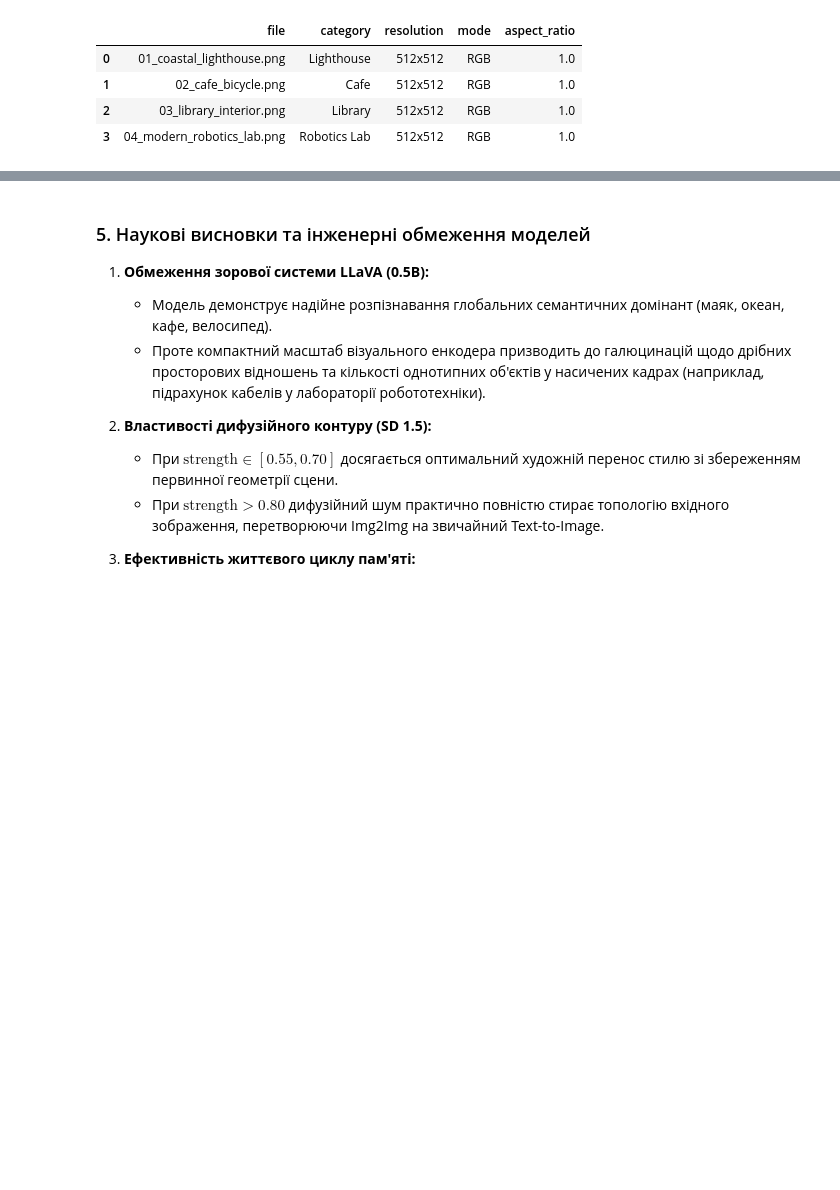
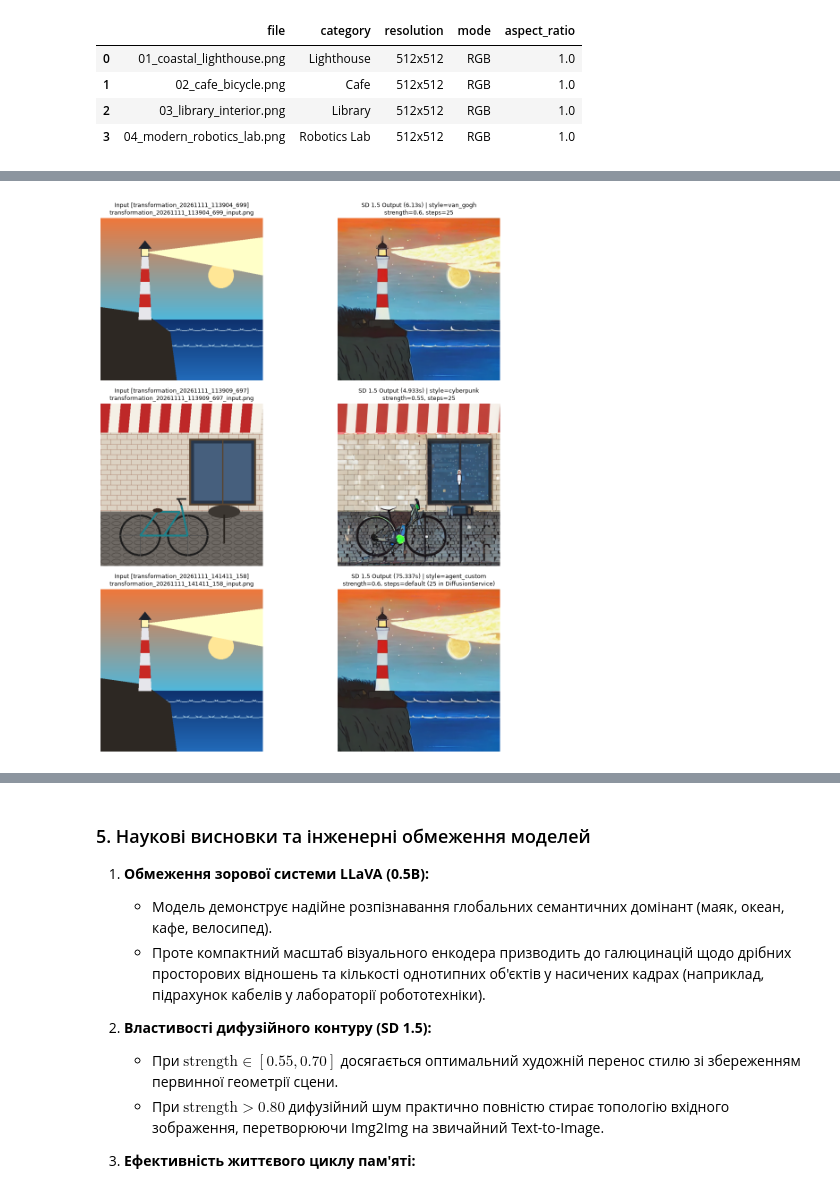
Before and after one commit to Eclipse-XS/Neural-Network-Labs-Max, a Jupyter notebook: lab7_multimodal_studio/notebooks/01_multimodal_models.ipynb, the cells around one changed output, grey strips where cells are left out. Cells and saved outputs as stored; diff of their text form; code cells hidden in the pictures; blank space fills up the shorter version.

```diff
--- a/lab7_multimodal_studio/notebooks/01_multimodal_models.ipynb
+++ b/lab7_multimodal_studio/notebooks/01_multimodal_models.ipynb
@@ -17,12 +17,19 @@
 - `LIVE`: ініціалізує реальні моделі у PyTorch/CUDA та виконує генерацію в реальному часі.
 # %%
 import sys
+import json
 import time
+import sqlite3
+import textwrap
 from pathlib import Path
 from PIL import Image
 import pandas as pd
 import matplotlib.pyplot as plt
 import torch
+from IPython.display import display, Markdown
+
+pd.set_option('display.max_colwidth', None)
+pd.set_option('display.width', 180)
 
 # Режим роботи блокнота
 MODE = 'ANALYSIS_ONLY'  # Змініть на 'LIVE' для повного перерахунку на GPU
@@ -47,11 +54,11 @@ from src.utils.device import get_gpu_memory_info, clean_gpu_memory, ModelLifecyc
 from src.storage.gallery_service import GalleryService
 from src.utils.security import validate_safe_image_path
 
-print(f'Active Lab 7 Root: {LAB_DIR.name}')
-print(f'PyTorch Version: {torch.__version__}, CUDA Available: {torch.cuda.is_available()}')
+print(f'Active Lab Root: {LAB_DIR.name} | Execution Mode: {MODE}')
+print(f'PyTorch: {torch.__version__} | CUDA Available: {torch.cuda.is_available()}')
 if torch.cuda.is_available():
-    print(f'Device Name: {torch.cuda.get_device_name(0)}')
-    print(f'Initial GPU Memory State: {get_gpu_memory_info()}')
+    mem_info = get_gpu_memory_info()
+    print(f"GPU Device: {mem_info['device']} | Total VRAM: {mem_info['total_mb']:.1f} MB | Allocated: {mem_info['allocated_mb']:.1f} MB")
 else:
-    print('Running on CPU environment')
+    print('Environment: CPU-only offline verification')
 # %% [output]
@@ -267,0 +226,70 @@ display(df_sd)
+# %%
+conn = sqlite3.connect(gallery_db_path)
+conn.row_factory = sqlite3.Row
+sd_rows = conn.execute(
+    """
+    SELECT id, timestamp, prompt, parameters_json, input_image_path, output_image_path, output_text, latency_sec
+    FROM studio_records
+    WHERE status = 'success' AND task_type = 'transformation'
+    ORDER BY timestamp ASC
+    """
+).fetchall()
+conn.close()
+
+sd_experiments = []
+for r in sd_rows:
+    params = json.loads(r['parameters_json']) if r['parameters_json'] else {}
+    sd_experiments.append({
+        'record_id': r['id'],
+        'style_tag': params.get('style', 'agent_custom'),
+        'strength': params.get('strength', 'N/A'),
+        'steps': params.get('steps', 'default (25 in DiffusionService)'),
+        'latency_sec': round(float(r['latency_sec']), 3),
+        'input_img': gallery_dir / r['input_image_path'],
+        'output_img': gallery_dir / r['output_image_path'],
+        'prompt': r['prompt'],
+    })
+
+fig, axes = plt.subplots(len(sd_experiments), 2, figsize=(12.2, 4.2 * len(sd_experiments)))
+for row_idx, exp in enumerate(sd_experiments):
+    if exp['input_img'].exists():
+        inp_img = Image.open(exp['input_img']).convert('RGB')
+        inp_title = f"Input [{exp['record_id']}]\n{exp['input_img'].name}"
+    else:
+        inp_img = Image.new('RGB', (512, 512), color=(45, 45, 45))
+        inp_title = f"INPUT MISSING\n{exp['input_img'].name}"
+
+    if exp['output_img'].exists():
+        out_img = Image.open(exp['output_img']).convert('RGB')
+        out_title = f"SD 1.5 Output ({exp['latency_sec']}s) | style={exp['style_tag']}\nstrength={exp['strength']}, steps={exp['steps']}"
+    else:
+        out_img = Image.new('RGB', (512, 512), color=(45, 45, 45))
+        out_title = "АРТЕФАКТ ВІДСУТНІЙ\n(Output artifact unavailable)"
+
+    axes[row_idx, 0].imshow(inp_img)
+    axes[row_idx, 0].set_title(inp_title, fontsize=9.5)
+    axes[row_idx, 0].axis('off')
+
+    axes[row_idx, 1].imshow(out_img)
+    axes[row_idx, 1].set_title(out_title, fontsize=9.5)
+    axes[row_idx, 1].axis('off')
+
+plt.tight_layout()
+plt.show()
+
+df_sd = pd.DataFrame([
+    {
+        'record_id': e['record_id'],
+        'style_tag': e['style_tag'],
+        'strength': e['strength'],
+        'steps': e['steps'],
+        'latency_sec': e['latency_sec'],
+        'prompt': e['prompt'],
+        'output_file': e['output_img'].name,
+    }
+    for e in sd_experiments
+])
+display(Markdown('**Параметри та повні промпти SD 1.5 Img2Img із `gallery.db`:**'))
+display(df_sd)
+# %% [output]
+[figure, added]
```
Also changed, not shown: parts of 8 cells of this notebook, 10 other files.
